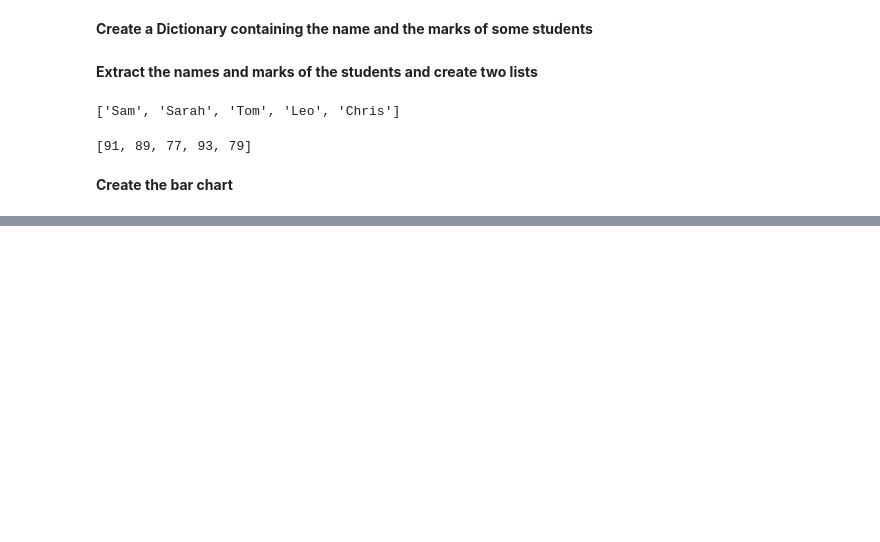
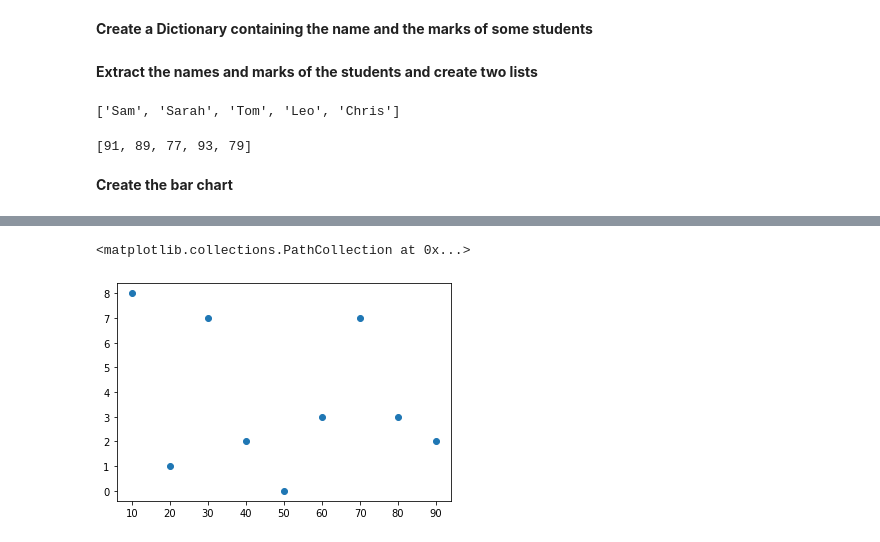
Before and after one commit to World-of-ML-AI/Data-Analysis-Tools, a Jupyter notebook: Matplotlib/Matplotlib Tutorial.ipynb, the cells around one changed output, grey strips where cells are left out. Cells and saved outputs as stored; diff of their text form; code cells hidden in the pictures; blank space fills up the shorter version.

```diff
--- a/Matplotlib/Matplotlib Tutorial.ipynb
+++ b/Matplotlib/Matplotlib Tutorial.ipynb
@@ -127,0 +143,9 @@ plt.show()
+# %%
+x_sc = [10,20,30,40,50,60,70,80,90]
+y_sc = [8,1,7,2,0,3,7,3,2]
+# %%
+plt.scatter(x_sc, y_sc)
+plt.sh
+# %% [output]
+<matplotlib.collections.PathCollection at 0x...>
+[figure, added]
```
Also changed, not shown: parts of 4 cells of this notebook.
